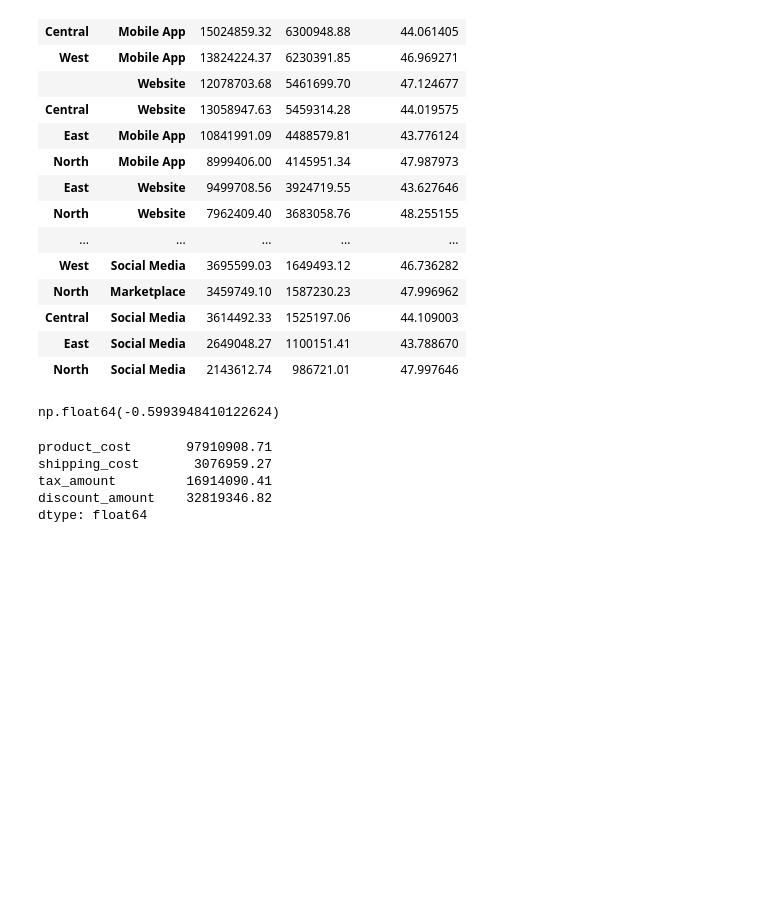
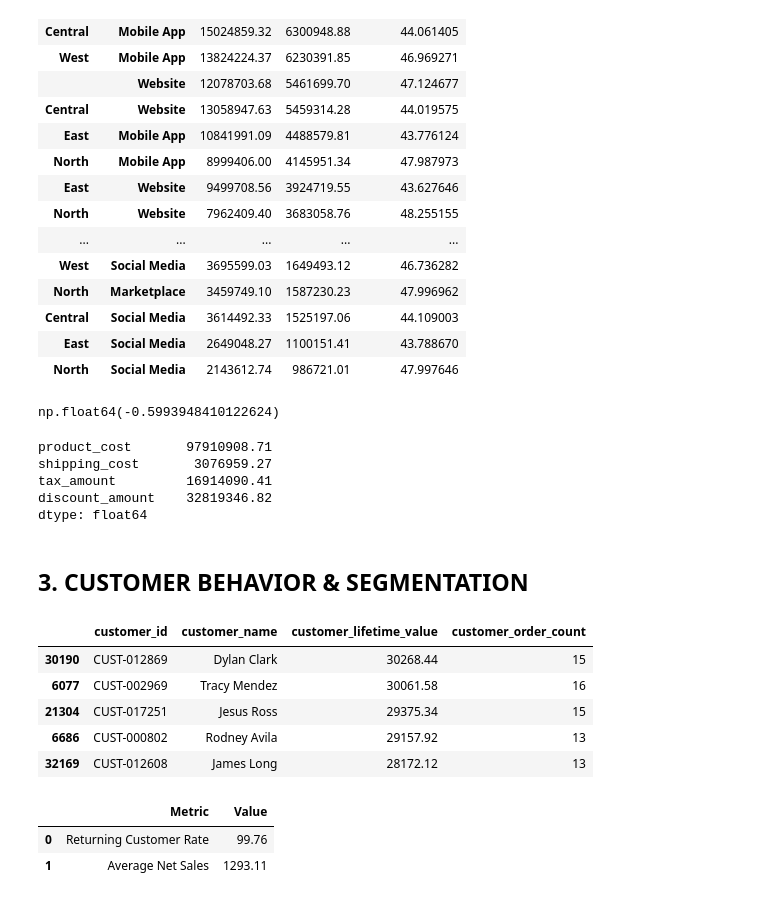
Before and after one commit to Badmosa/e-commerce-sales-and-customer-analysis, a Jupyter notebook: e-commerce-sales-and-customer-analytics.ipynb, the cells around one changed output. Saved outputs shown, nothing was run; the diff lists cells and outputs as text; code cells hidden in the pictures; blank space fills up the shorter version.

Commit message:
Analyze e-commerce sales data

```diff
--- a/e-commerce-sales-and-customer-analytics.ipynb
+++ b/e-commerce-sales-and-customer-analytics.ipynb
@@ -255,3 +255,46 @@ shipping_cost       3076959.27
 tax_amount         16914090.41
 discount_amount    32819346.82
 dtype: float64
+# %% [markdown]
+## 3. CUSTOMER BEHAVIOR & SEGMENTATION
+# %%
+# Highest-value customers by customer_lifetime_value.
+top_customers_by_ltv = (
+    df.drop_duplicates("customer_id")
+      .sort_values("customer_lifetime_value", ascending=False)
+      [["customer_id", "customer_name", "customer_lifetime_value", "customer_order_count"]]
+      .head()
+)
+
+top_customers_by_ltv
+# %% [output]
+|  | customer_id | customer_name | customer_lifetime_value | customer_order_count |
+| 30190 | CUST-012869 | Dylan Clark | 30268.44 | 15 |
+| 6077 | CUST-002969 | Tracy Mendez | 30061.58 | 16 |
+| 21304 | CUST-017251 | Jesus Ross | 29375.34 | 15 |
+| 6686 | CUST-000802 | Rodney Avila | 29157.92 | 13 |
+| 32169 | CUST-012608 | James Long | 28172.12 | 13 |
+# %%
+# the rate of returning customers
+returning_customer_rate = df["is_repeat_customer"].mean() * 100
+spend_comparison = df.groupby("is_repeat_customer")["net_sales"].mean()
+
+returning_customer_rate
+
+# summary of the returning customer rate
+summary = pd.DataFrame({
+    "Metric": [
+        "Returning Customer Rate",
+        "Average Net Sales"
+    ],
+    "Value": [
+        returning_customer_rate,
+        spend_comparison.mean()
+    ]
+}).round(2)
+
+summary
+# %% [output]
+|  | Metric | Value |
+| 0 | Returning Customer Rate | 99.76 |
+| 1 | Average Net Sales | 1293.11 |
```
Also changed, not shown: parts of 1 cell of this notebook.
